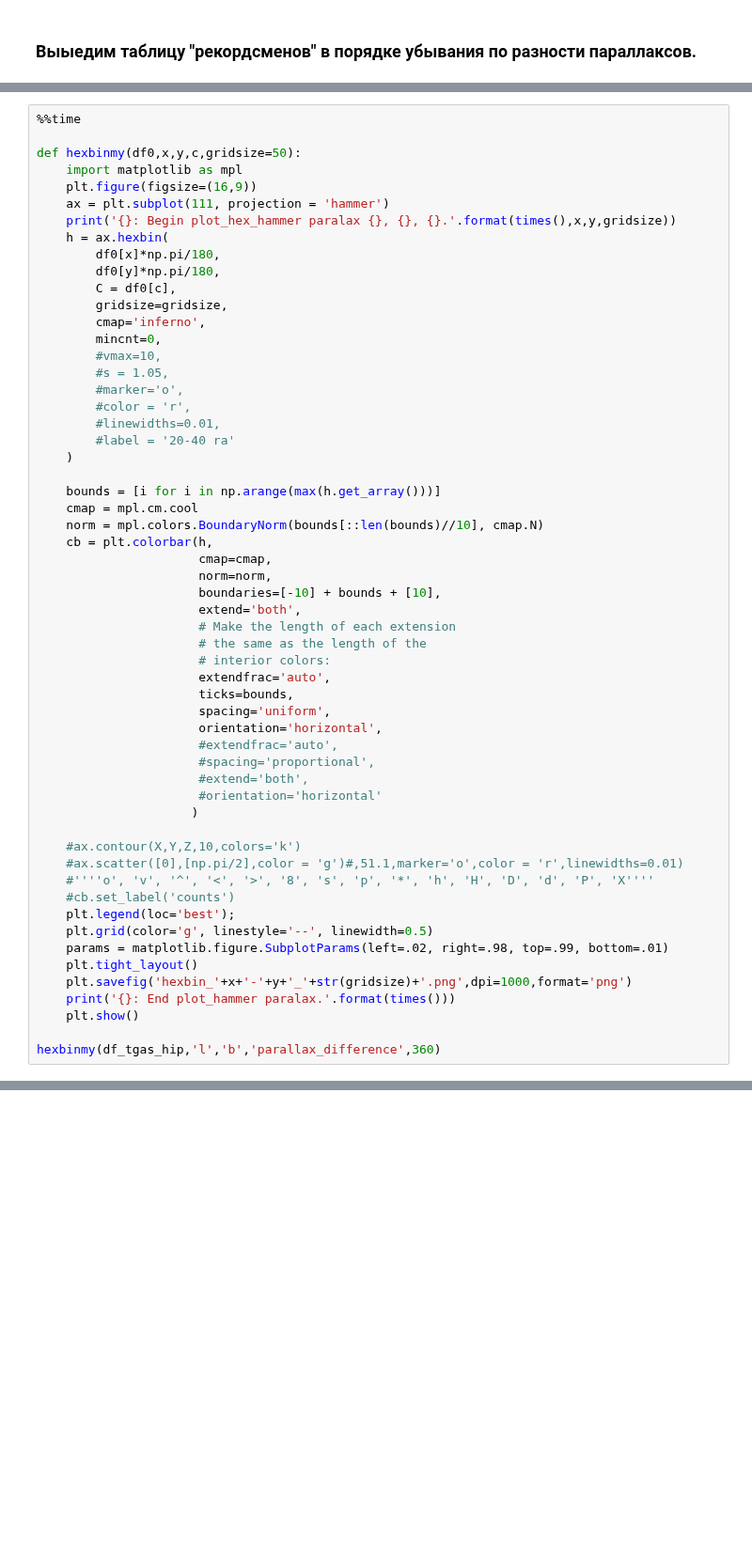
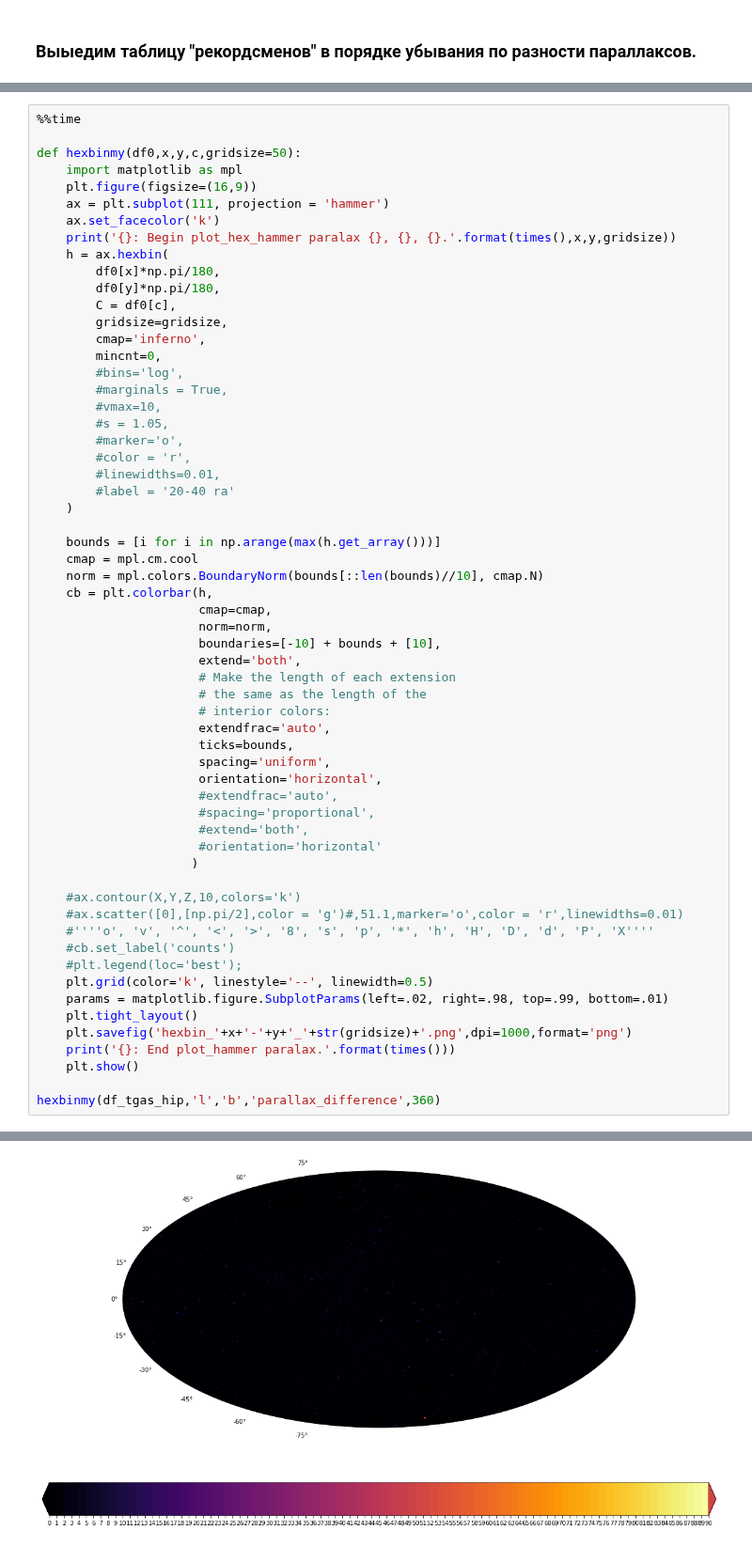
Before and after one commit to paantya/gaialib, a Jupyter notebook: k2018.ipynb, the cells around one changed output, grey strips where cells are left out. Shown at 94% size. Cells and saved outputs as stored; diff of their text form; blank space fills up the shorter version.

```diff
--- a/k2018.ipynb
+++ b/k2018.ipynb
@@ -296,6 +350,7 @@ def hexbinmy(df0,x,y,c,gridsize=50):
     import matplotlib as mpl
     plt.figure(figsize=(16,9))
     ax = plt.subplot(111, projection = 'hammer')
+    ax.set_facecolor('k')
     print('{}: Begin plot_hex_hammer paralax {}, {}, {}.'.format(times(),x,y,gridsize))
     h = ax.hexbin(
         df0[x]*np.pi/180,
@@ -304,6 +359,8 @@ def hexbinmy(df0,x,y,c,gridsize=50):
         gridsize=gridsize,
         cmap='inferno',
         mincnt=0,
+        #bins='log',
+        #marginals = True,
         #vmax=10,
         #s = 1.05,
         #marker='o',
@@ -337,8 +394,8 @@ def hexbinmy(df0,x,y,c,gridsize=50):
     #ax.scatter([0],[np.pi/2],color = 'g')#,51.1,marker='o',color = 'r',linewidths=0.01)
     #''''o', 'v', '^', '<', '>', '8', 's', 'p', '*', 'h', 'H', 'D', 'd', 'P', 'X''''
     #cb.set_label('counts')
-    plt.legend(loc='best');
-    plt.grid(color='g', linestyle='--', linewidth=0.5)
+    #plt.legend(loc='best');
+    plt.grid(color='k', linestyle='--', linewidth=0.5)
     params = matplotlib.figure.SubplotParams(left=.02, right=.98, top=.99, bottom=.01)
     plt.tight_layout()
     plt.savefig('hexbin_'+x+'-'+y+'_'+str(gridsize)+'.png',dpi=1000,format='png')
@@ -346,3 +403,4 @@ def hexbinmy(df0,x,y,c,gridsize=50):
     plt.show()
 
 hexbinmy(df_tgas_hip,'l','b','parallax_difference',360)
+# %% [output]
@@ -348,0 +409 @@ hexbinmy(df_tgas_hip,'l','b','parallax_difference',360)
+[figure, added]
```
Also changed, not shown: parts of 10 cells of this notebook.
